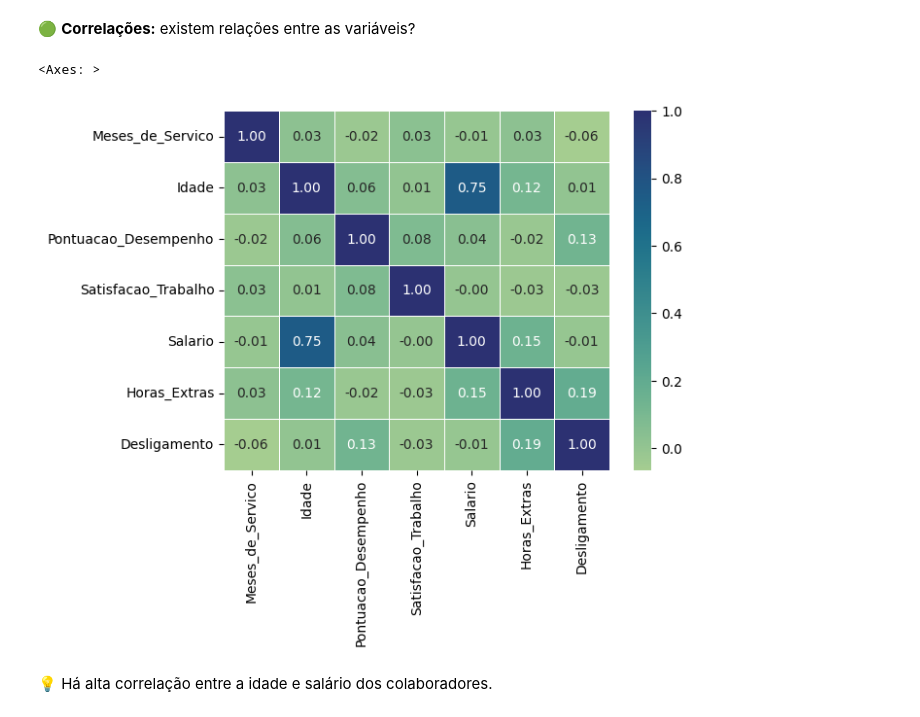
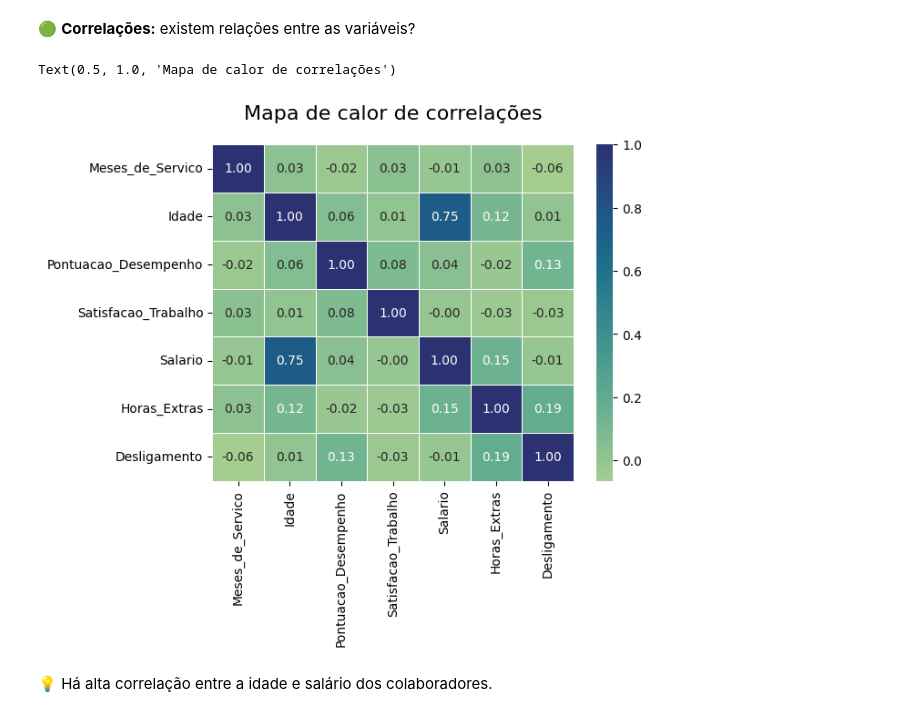
Before and after one commit to lucas-dpontes/People-Analytics-Challenge, a Jupyter notebook: Challenge.ipynb, the cells around one changed output. Cells and saved outputs as stored; diff of their text form; code cells hidden in the pictures.

```diff
--- a/Challenge.ipynb
+++ b/Challenge.ipynb
@@ -222,10 +289,11 @@ plt.show()
 # %%
 # Aplicação de mapa de calor para análise das correlações
 
 sns.heatmap(df.select_dtypes(include=['number']).corr(), annot=True, linewidth=.5, fmt=".2f", cmap="crest")
+plt.title('Mapa de calor de correlações', fontsize=16, pad=20)
 # %% [output]
-<Axes: >
+Text(0.5, 1.0, 'Mapa de calor de correlações')
-[figure, old version]
+[figure, new version]
 # %% [markdown]
 💡 Há alta correlação entre a idade e salário dos colaboradores.
 # %% [markdown]
```
Also changed, not shown: parts of 17 cells of this notebook.
